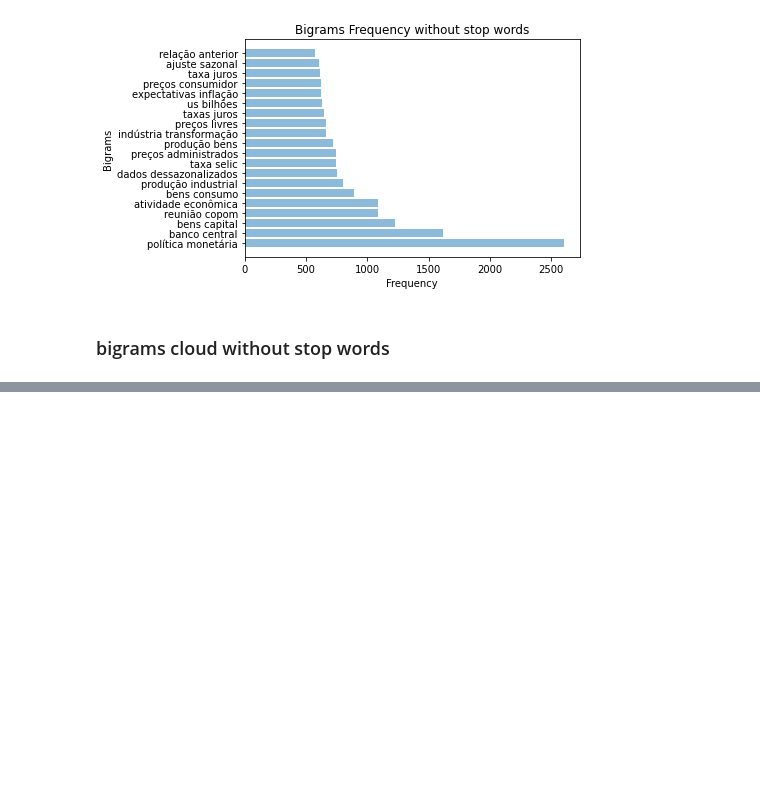
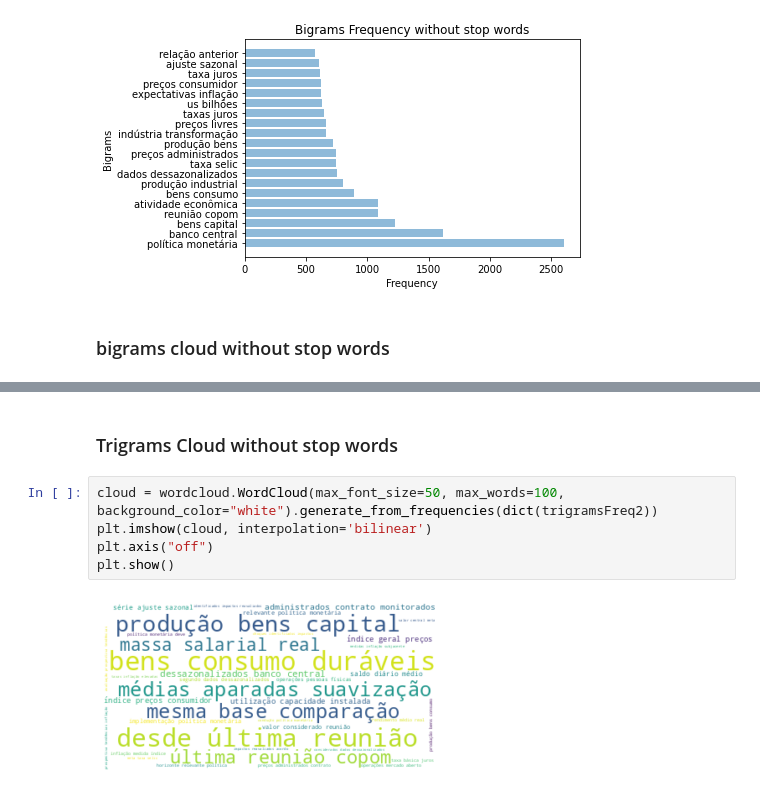
Before and after one commit to ajdavidl/corpus-atas-copom, a Jupyter notebook: corpus-exploration-in-python.ipynb, the cells around one changed output, grey strips where cells are left out. Saved outputs shown, nothing was run; the diff lists cells and outputs as text; blank space fills up the shorter version.

```diff
--- a/corpus-exploration-in-python.ipynb
+++ b/corpus-exploration-in-python.ipynb
@@ -244,0 +312,9 @@ plt.show()
+# %% [markdown]
+### Trigrams Cloud without stop words
+# %%
+cloud = wordcloud.WordCloud(max_font_size=50, max_words=100, background_color="white").generate_from_frequencies(dict(trigramsFreq2))
+plt.imshow(cloud, interpolation='bilinear')
+plt.axis("off")
+plt.show()
+# %% [output]
+[figure, added]
```
Also changed, not shown: parts of 19 cells of this notebook.
